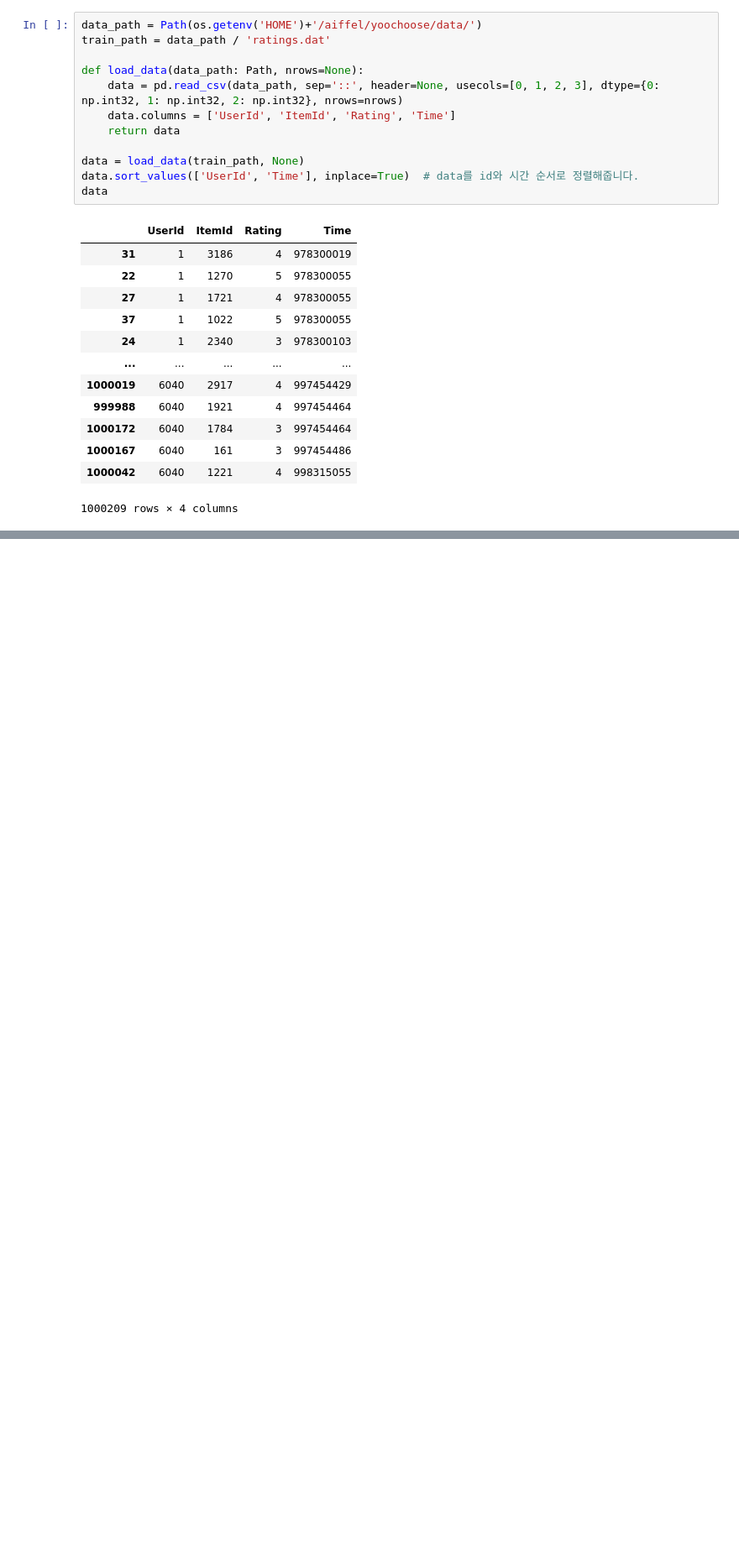
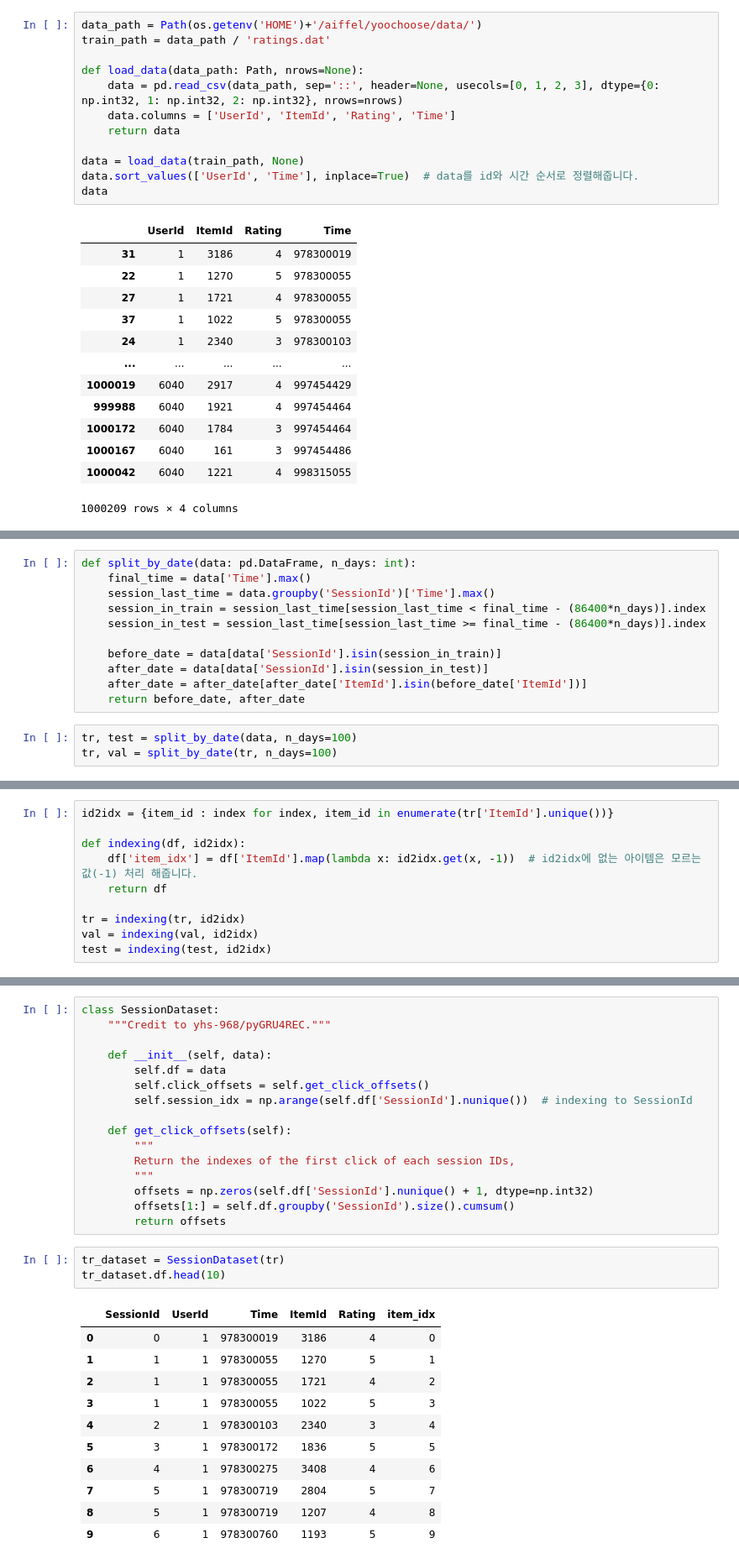
Before and after one commit to oddhyeon/Aiffel, a Jupyter notebook: [E-12]next_movie/[E-12]next_movie.ipynb, the cells around one changed output, grey strips where cells are left out. Shown: that part at 84% size. Drawn from its saved outputs; the diff is of its cells as text; blank space fills up the shorter version.

```diff
--- a/[E-12]next_movie/[E-12]next_movie.ipynb
+++ b/[E-12]next_movie/[E-12]next_movie.ipynb
@@ -48,0 +214,14 @@ data
+# %%
+def split_by_date(data: pd.DataFrame, n_days: int):
+    final_time = data['Time'].max()
+    session_last_time = data.groupby('SessionId')['Time'].max()
+    session_in_train = session_last_time[session_last_time < final_time - (86400*n_days)].index
+    session_in_test = session_last_time[session_last_time >= final_time - (86400*n_days)].index
+
+    before_date = data[data['SessionId'].isin(session_in_train)]
+    after_date = data[data['SessionId'].isin(session_in_test)]
+    after_date = after_date[after_date['ItemId'].isin(before_date['ItemId'])]
+    return before_date, after_date
+# %%
+tr, test = split_by_date(data, n_days=100)
+tr, val = split_by_date(tr, n_days=100)
@@ -48,0 +267,10 @@ data
+# %%
+id2idx = {item_id : index for index, item_id in enumerate(tr['ItemId'].unique())}
+
+def indexing(df, id2idx):
+    df['item_idx'] = df['ItemId'].map(lambda x: id2idx.get(x, -1))  # id2idx에 없는 아이템은 모르는 값(-1) 처리 해줍니다.
+    return df
+
+tr = indexing(tr, id2idx)
+val = indexing(val, id2idx)
+test = indexing(test, id2idx)
@@ -48,0 +288,31 @@ data
+# %%
+class SessionDataset:
+    """Credit to yhs-968/pyGRU4REC."""
+
+    def __init__(self, data):
+        self.df = data
+        self.click_offsets = self.get_click_offsets()
+        self.session_idx = np.arange(self.df['SessionId'].nunique())  # indexing to SessionId
+
+    def get_click_offsets(self):
+        """
+        Return the indexes of the first click of each session IDs,
+        """
+        offsets = np.zeros(self.df['SessionId'].nunique() + 1, dtype=np.int32)
+        offsets[1:] = self.df.groupby('SessionId').size().cumsum()
+        return offsets
+# %%
+tr_dataset = SessionDataset(tr)
+tr_dataset.df.head(10)
+# %% [output]
+|  | SessionId | UserId | Time | ItemId | Rating | item_idx |
+| 0 | 0 | 1 | 978300019 | 3186 | 4 | 0 |
+| 1 | 1 | 1 | 978300055 | 1270 | 5 | 1 |
+| 2 | 1 | 1 | 978300055 | 1721 | 4 | 2 |
+| 3 | 1 | 1 | 978300055 | 1022 | 5 | 3 |
+| 4 | 2 | 1 | 978300103 | 2340 | 3 | 4 |
+| 5 | 3 | 1 | 978300172 | 1836 | 5 | 5 |
+| 6 | 4 | 1 | 978300275 | 3408 | 4 | 6 |
+| 7 | 5 | 1 | 978300719 | 2804 | 5 | 7 |
+| 8 | 5 | 1 | 978300719 | 1207 | 4 | 8 |
+| 9 | 6 | 1 | 978300760 | 1193 | 5 | 9 |
```
Also changed, not shown: parts of 46 cells of this notebook.
